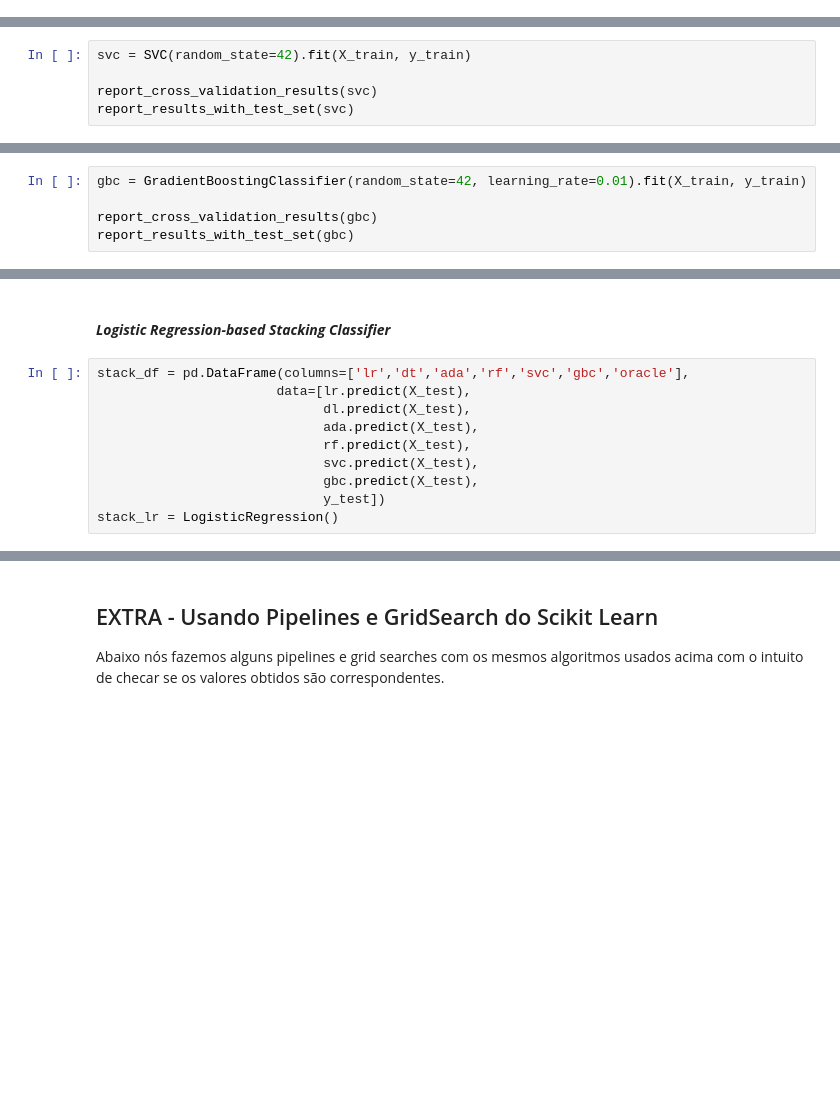
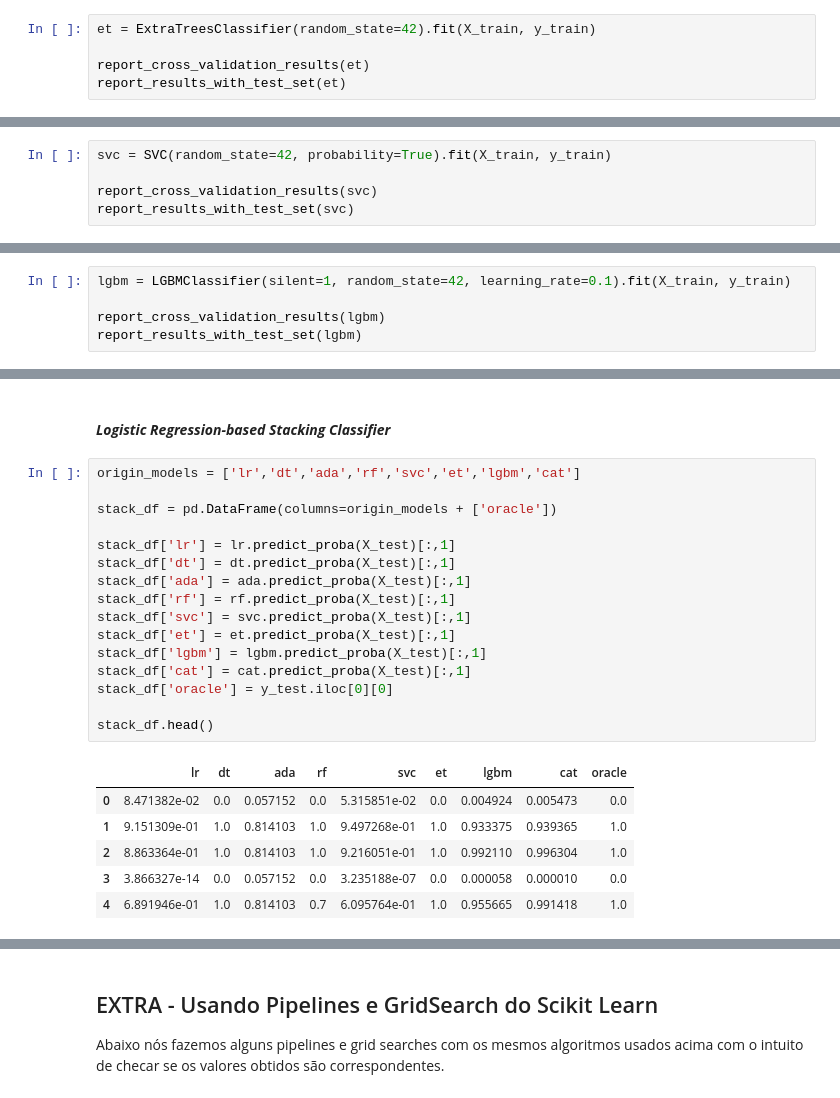
Before and after one commit to guilhermemg/ml-mestrado, a Jupyter notebook: notebooks/assignment-4.ipynb, the cells around one changed output, grey strips where cells are left out. Cells and saved outputs as stored; diff of their text form; blank space fills up the shorter version.

Commit message:
adding new models and getting .9682 in Roc_auc metric in stacking model

```diff
--- a/notebooks/assignment-4.ipynb
+++ b/notebooks/assignment-4.ipynb
@@ -383,0 +392,5 @@ Confusion Matrix:
+# %%
+et = ExtraTreesClassifier(random_state=42).fit(X_train, y_train)
+
+report_cross_validation_results(et)
+report_results_with_test_set(et)
@@ -384,7 +415,7 @@ Confusion Matrix:
 # %% [markdown]
 #### **_Support Vector Classifier_**
 # %%
-svc = SVC(random_state=42).fit(X_train, y_train)
+svc = SVC(random_state=42, probability=True).fit(X_train, y_train)
 
 report_cross_validation_results(svc)
 report_results_with_test_set(svc)
@@ -411,7 +442,7 @@ Confusion Matrix:
 # %%
-gbc = GradientBoostingClassifier(random_state=42, learning_rate=0.01).fit(X_train, y_train)
+lgbm = LGBMClassifier(silent=1, random_state=42, learning_rate=0.1).fit(X_train, y_train)
 
-report_cross_validation_results(gbc)
-report_results_with_test_set(gbc)
+report_cross_validation_results(lgbm)
+report_results_with_test_set(lgbm)
 # %% [output]
 (Cross-)Validation set evaluation
@@ -434,12 +499,25 @@ Confusion Matrix:
 # %% [markdown]
 #### _**Logistic Regression-based Stacking Classifier**_
-# %%
-stack_df = pd.DataFrame(columns=['lr','dt','ada','rf','svc','gbc','oracle'],
-                       data=[lr.predict(X_test),
-                             dl.predict(X_test),
-                             ada.predict(X_test),
-                             rf.predict(X_test),
-                             svc.predict(X_test),
-                             gbc.predict(X_test),
-                             y_test])
-stack_lr = LogisticRegression()
+# %%
+origin_models = ['lr','dt','ada','rf','svc','et','lgbm','cat']
+
+stack_df = pd.DataFrame(columns=origin_models + ['oracle'])
+
+stack_df['lr'] = lr.predict_proba(X_test)[:,1]
+stack_df['dt'] = dt.predict_proba(X_test)[:,1]
+stack_df['ada'] = ada.predict_proba(X_test)[:,1]
+stack_df['rf'] = rf.predict_proba(X_test)[:,1]
+stack_df['svc'] = svc.predict_proba(X_test)[:,1]
+stack_df['et'] = et.predict_proba(X_test)[:,1]
+stack_df['lgbm'] = lgbm.predict_proba(X_test)[:,1]
+stack_df['cat'] = cat.predict_proba(X_test)[:,1]
+stack_df['oracle'] = y_test.iloc[0][0]
+
+stack_df.head()
+# %% [output]
+|  | lr | dt | ada | rf | svc | et | lgbm | cat | oracle |
+| 0 | 8.471382e-02 | 0.0 | 0.057152 | 0.0 | 5.315851e-02 | 0.0 | 0.004924 | 0.005473 | 0.0 |
+| 1 | 9.151309e-01 | 1.0 | 0.814103 | 1.0 | 9.497268e-01 | 1.0 | 0.933375 | 0.939365 | 1.0 |
+| 2 | 8.863364e-01 | 1.0 | 0.814103 | 1.0 | 9.216051e-01 | 1.0 | 0.992110 | 0.996304 | 1.0 |
+| 3 | 3.866327e-14 | 0.0 | 0.057152 | 0.0 | 3.235188e-07 | 0.0 | 0.000058 | 0.000010 | 0.0 |
+| 4 | 6.891946e-01 | 1.0 | 0.814103 | 0.7 | 6.095764e-01 | 1.0 | 0.955665 | 0.991418 | 1.0 |
```
Also changed, not shown: parts of 21 cells of this notebook, 1 other file.
